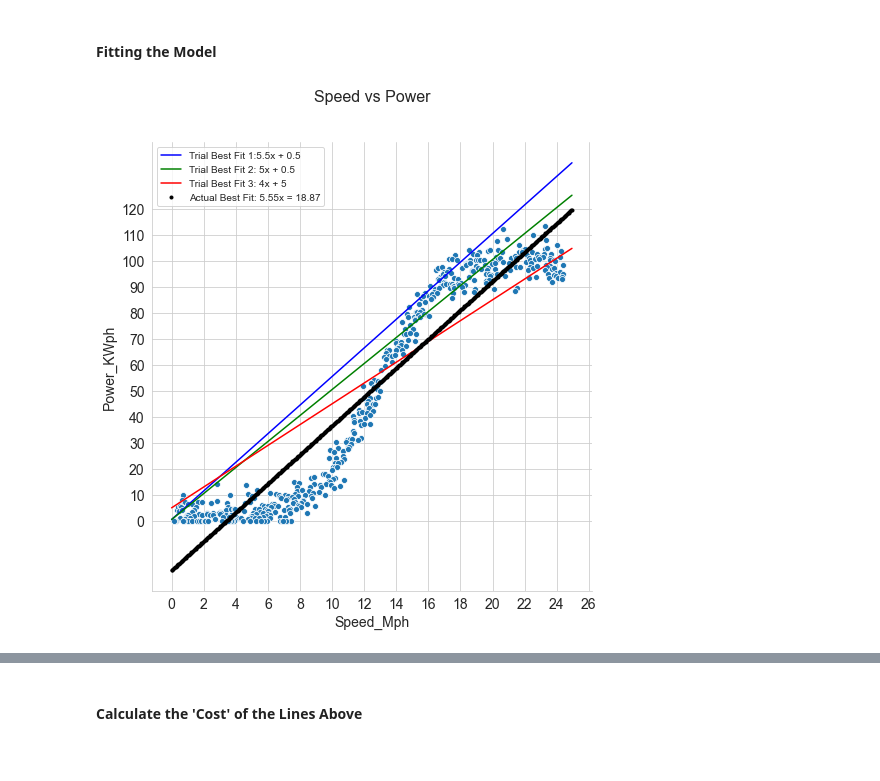
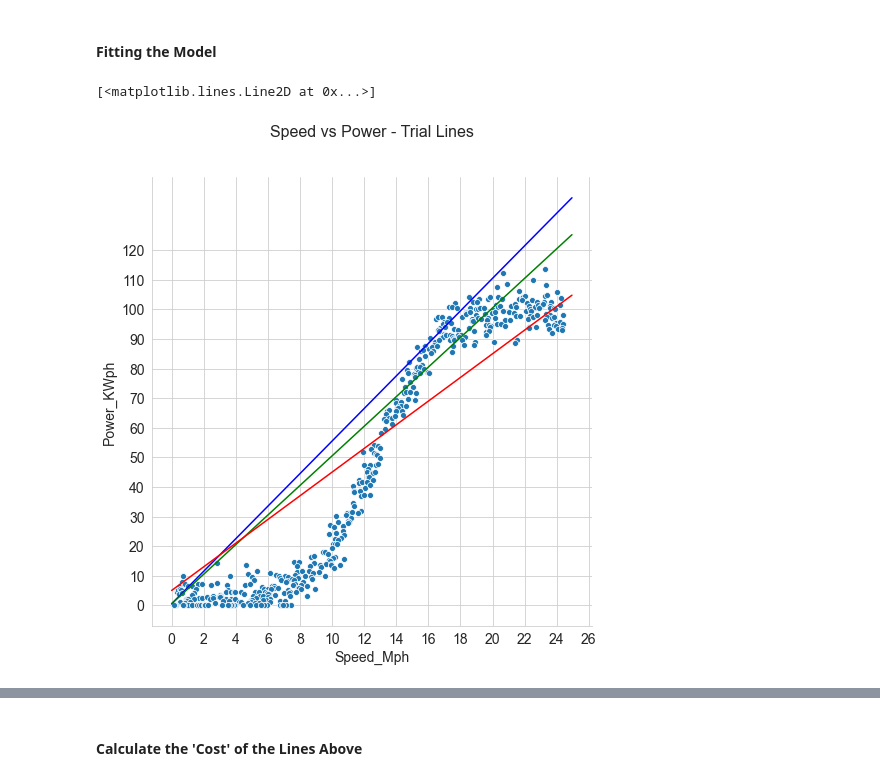
Before and after one commit to Fiona-600/Data-Analytics-2020-Project, a Jupyter notebook: Final Project 2020.ipynb, the cells around one changed output, grey strips where cells are left out. Saved outputs shown, nothing was run; the diff lists cells and outputs as text; code cells hidden in the pictures.

```diff
--- a/Final Project 2020.ipynb
+++ b/Final Project 2020.ipynb
@@ -359,19 +363,19 @@ Best Fit Line Values:
 # %% [markdown]
 #### Alternative method of calculating the slope (m) and the co-efficient (c)
 # %%
-# First calculate the means (a.k.a. averages) of df2.Speed_Mph and df2.Power_KWph:
-df2.Speed_Mph_avg = np.mean(df2.Speed_Mph)
-df2.Power_KWph_avg = np.mean(df2.Power_KWph)
+# First calculate the means of df2.Speed_Mph and df2.Power_KWph:
+Speed_Avg = np.mean(df2.Speed_Mph)
+Power_Avg = np.mean(df2.Power_KWph)
 
 # Subtract means from df2.Speed_Mph and df2.Power_KWph:
-df2.Speed_Mph_zero = df2.Speed_Mph - df2.Speed_Mph_avg
-df2.Power_KWph_zero = df2.Power_KWph - df2.Power_KWph_avg
+Speed_Zero = df2.Speed_Mph - Speed_Avg
+Power_Zero = df2.Power_KWph - Power_Avg
 
 # The best m is found by the following calculation:
-m = np.sum(df2.Speed_Mph_zero * df2.Power_KWph_zero) / np.sum(df2.Speed_Mph_zero * df2.Speed_Mph_zero)
+m = np.sum(Speed_Zero * Power_Zero) / np.sum(Speed_Zero * Speed_Zero)
 
 # Use m from above to calculate the best c:
-c = df2.Power_KWph_avg - m * df2.Speed_Mph_avg
+c = Power_Avg - m * Speed_Avg
 
 print ('\nBest Fit Line Values:\n')
 print ("- The slope of the 'Best Fit Line'(m)is",(round(m,6)))
@@ -386,25 +395,20 @@ Best Fit Line Values:
 # %%
 print ("")
 plt.rcParams["figure.figsize"] = (28,24)
 #plt.figure(figsize = (8, 6))
 sns.set_style ("whitegrid")
 #plt.plot (df2.Speed_Mph,df2.Power_KWph,'y.', label = r"Actual Data")
 sns.relplot(x = "Speed_Mph", y = 'Power_KWph', palette="muted",height = 7, data=df2)#use data including power outages
-plt.title("Speed vs Power\n\n", fontsize = 16)
+plt.title("Speed vs Power - Trial Lines\n\n", fontsize = 16)
 plt.rcParams["axes.labelsize"] = 14
 plt.xticks([0, 2, 4, 6,8,10,12,14,16,18,20,22,24,26], fontsize = 14)
-plt.yticks([0, 10,20,30,40,50,60,70,80,90,100,110,120], fontsize = 14)
+plt.yticks([0, 10,20,30,40,50,60,70,80,90,100,110,120], fontsize = 14);
 
 #Generate Trial Data to estimate the 'Best Fit Line'
 x = np.arange (0.0,25.0,(1/len(df2.Speed_Mph)*25))
 plt.plot (x, 5.5 * x + 0.5, 'b-', label = r"Trial Best Fit 1:5.5x + 0.5")
 plt.plot (x, 5 * x + 0.5, 'g-', label = r"Trial Best Fit 2: 5x + 0.5")
 plt.plot (x, 4 * x + 5, 'r-', label = r"Trial Best Fit 3: 4x + 5")
-
-#Use the Polyfit results to generate the 'Best Fit Line'
-y = Polyfit[0] * x + Polyfit[1]
-plt.plot (x, y, 'k.', label = r"Actual Best Fit: 5.55x = 18.87")# Plot the best fit line over the data points.
-plt.legend()
-plt.show()
 # %% [output]
+[<matplotlib.lines.Line2D at 0x...>]
-[figure, old version]
+[figure, new version]
```
Also changed, not shown: parts of 29 cells of this notebook.
